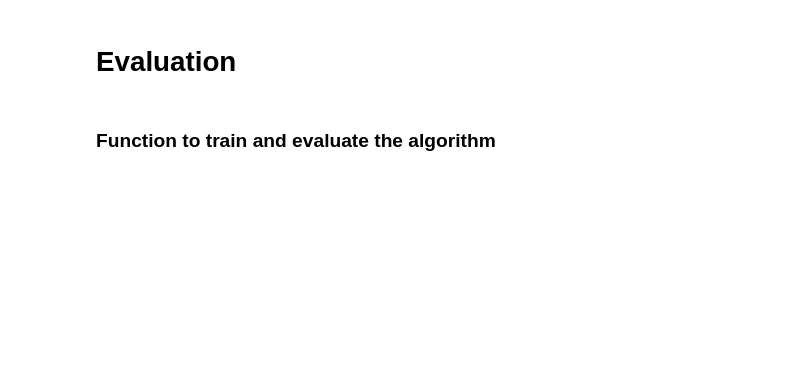
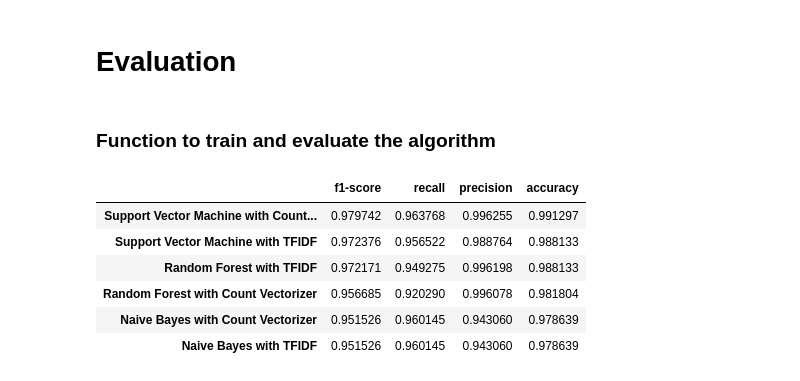
Before and after one commit to Cons1gl1er3/SMS_spam_detection, a Jupyter notebook: Source_code.ipynb, the cells around one changed output. Cells and saved outputs as stored; diff of their text form; code cells hidden in the pictures; blank space fills up the shorter version.

```diff
--- a/Source_code.ipynb
+++ b/Source_code.ipynb
@@ -44,7 +19,6 @@ Branch 'main' set up to track remote branch 'main' from 'origin'.
 import numpy as np
 import matplotlib.pyplot as plt
 import pandas as pd
-pd.set_option('display.width', 180)
 
 # Validation
 from sklearn.metrics import accuracy_score, precision_score, recall_score, f1_score
@@ -368,20 +350,27 @@ def train_and_evaluate_model(vectorizer, model):
 # %%
 Random_Forest_vect_results = train_and_evaluate_model(CountVectorizer(), Random_Forest_vect)
 SVM_vect_results = train_and_evaluate_model(CountVectorizer(), SVM_vect)
 Naive_Bayes_vect_results = train_and_evaluate_model(CountVectorizer(), Naive_Bayes_vect)
 Random_Forest_tfidf_results = train_and_evaluate_model(CountVectorizer(), Random_Forest_tfidf)
 SVM_tfidf_results = train_and_evaluate_model(CountVectorizer(), SVM_tfidf)
 Naive_Bayes_tfidf_results = train_and_evaluate_model(CountVectorizer(), Naive_Bayes_tfidf)
 
 total_results = pd.DataFrame({
                               'Random Forest with Count Vectorizer': Random_Forest_vect_results,
                               'Support Vector Machine with Count Vectorizer': SVM_vect_results,
                               'Naive Bayes with Count Vectorizer': Naive_Bayes_vect_results,
                              'Random Forest with TFIDF': Random_Forest_tfidf_results,
                              'Support Vector Machine with TFIDF': SVM_tfidf_results,
                              'Naive Bayes with TFIDF': Naive_Bayes_tfidf_results}
                              ).transpose().sort_values(['f1-score', 'recall'], ascending=False)
-
-print(total_results)
+display(total_results)
+# %% [output]
+|  | f1-score | recall | precision | accuracy |
+| Support Vector Machine with Count... | 0.979742 | 0.963768 | 0.996255 | 0.991297 |
+| Support Vector Machine with TFIDF | 0.972376 | 0.956522 | 0.988764 | 0.988133 |
+| Random Forest with TFIDF | 0.972171 | 0.949275 | 0.996198 | 0.988133 |
+| Random Forest with Count Vectorizer | 0.956685 | 0.920290 | 0.996078 | 0.981804 |
+| Naive Bayes with Count Vectorizer | 0.951526 | 0.960145 | 0.943060 | 0.978639 |
+| Naive Bayes with TFIDF | 0.951526 | 0.960145 | 0.943060 | 0.978639 |
 # %%
 # Plotting the result
```
Also changed, not shown: parts of 11 cells of this notebook, 7 other files.
